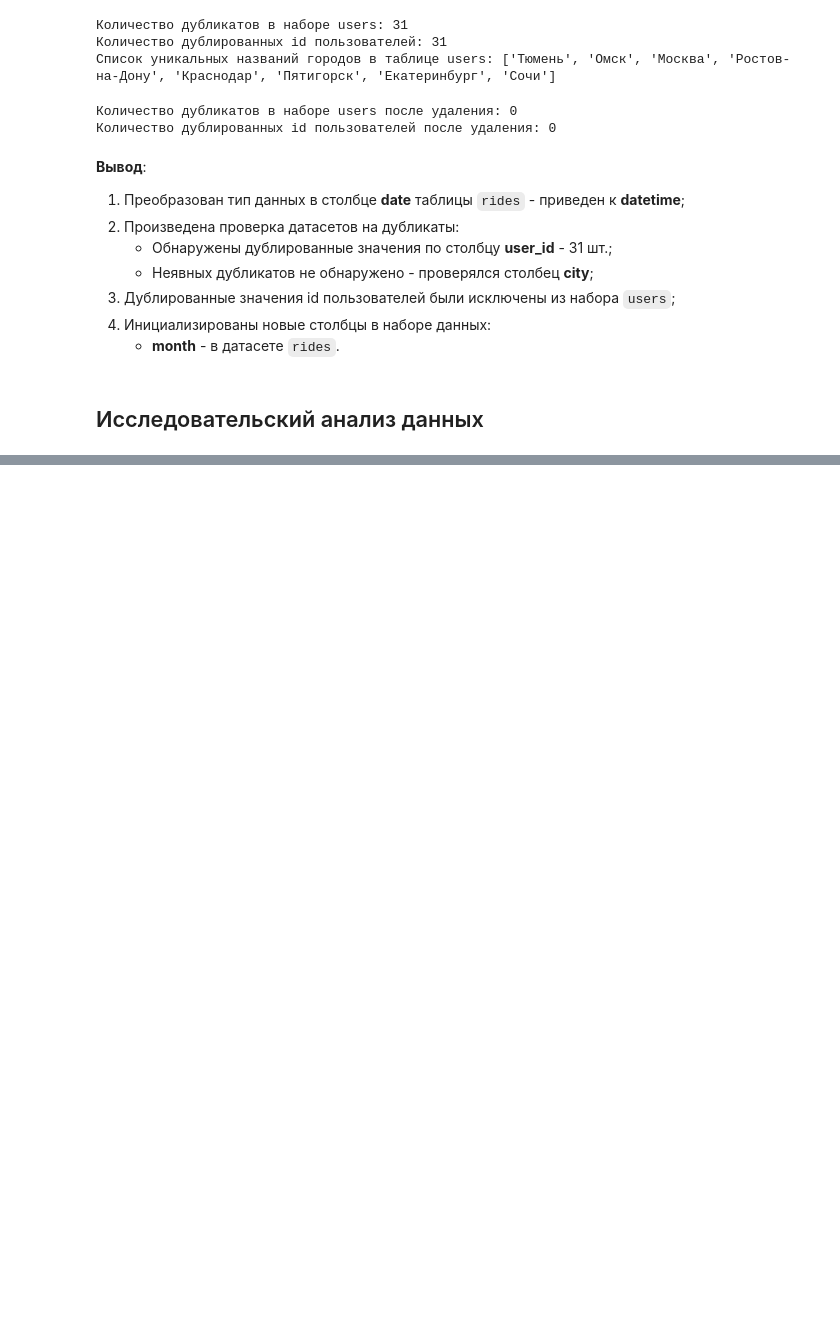
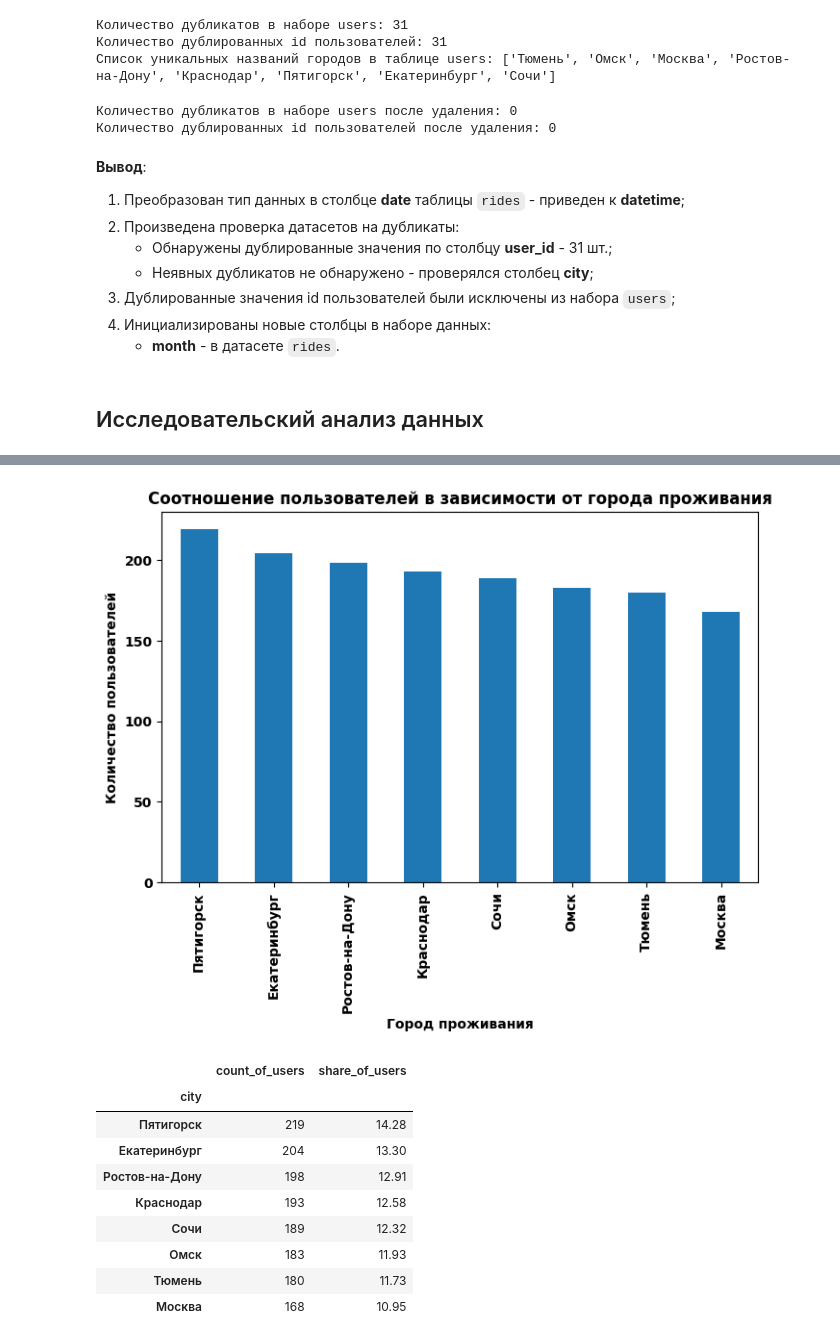
Before and after one commit to MrKostas/YandexPractikum_projects, a Jupyter notebook: notebooks/FifthPetProject_StatisticsAnalysis.ipynb, the cells around one changed output, grey strips where cells are left out. Saved outputs shown, nothing was run; the diff lists cells and outputs as text; code cells hidden in the pictures; blank space fills up the shorter version.

```diff
--- a/notebooks/FifthPetProject_StatisticsAnalysis.ipynb
+++ b/notebooks/FifthPetProject_StatisticsAnalysis.ipynb
@@ -306,0 +316,37 @@ print(f'Количество дублированных id пользовате
+# %%
+# инициализация пользовательской функции по формированию вывода информации
+
+def display_info(df: pd.DataFrame, column_name: str, title: str, xlabel: str, ylabel: str):
+# построение визуализации по выбранной метрике
+    plt.title(title, fontsize = 12)
+    (df[column_name]
+     .value_counts()
+     .sort_values(ascending=False)
+     .plot(kind = 'bar', figsize = (8, 5)))
+    plt.xlabel(xlabel)
+    plt.ylabel(ylabel)
+    plt.show()
+
+# построение сводной таблицы по выбранной метрике
+    pivot_data = (df[column_name]
+                  .value_counts()
+                  .sort_values(ascending=False)
+                  .to_frame())
+    pivot_data['share_of_users'] = round(pivot_data['count'] / pivot_data['count'].sum() * 100, 2)
+    pivot_data.columns = ['count_of_users', 'share_of_users']
+    display(pivot_data)
+# %%
+# формирование свода о соотношении пользователей в зависимости от городов проживания
+display_info(users, 'city', 'Соотношение пользователей в зависимости от города проживания', 'Город проживания', 'Количество пользователей')
+# %% [output]
+[figure, added]
+|  | count_of_users | share_of_users |
+| city |  |  |
+| Пятигорск | 219 | 14.28 |
+| Екатеринбург | 204 | 13.30 |
+| Ростов-на-Дону | 198 | 12.91 |
+| Краснодар | 193 | 12.58 |
+| Сочи | 189 | 12.32 |
+| Омск | 183 | 11.93 |
+| Тюмень | 180 | 11.73 |
+| Москва | 168 | 10.95 |
```
Also changed, not shown: parts of 18 cells of this notebook.
